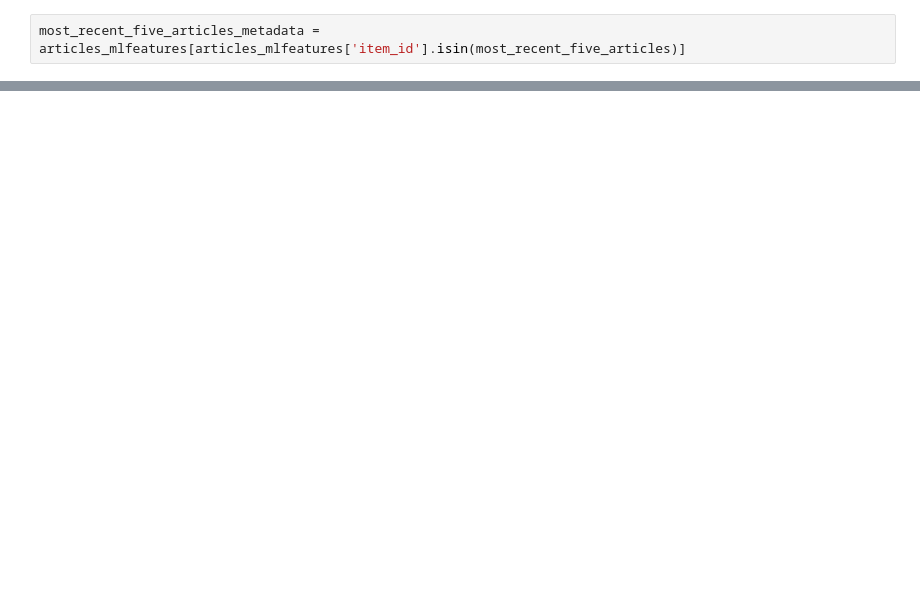
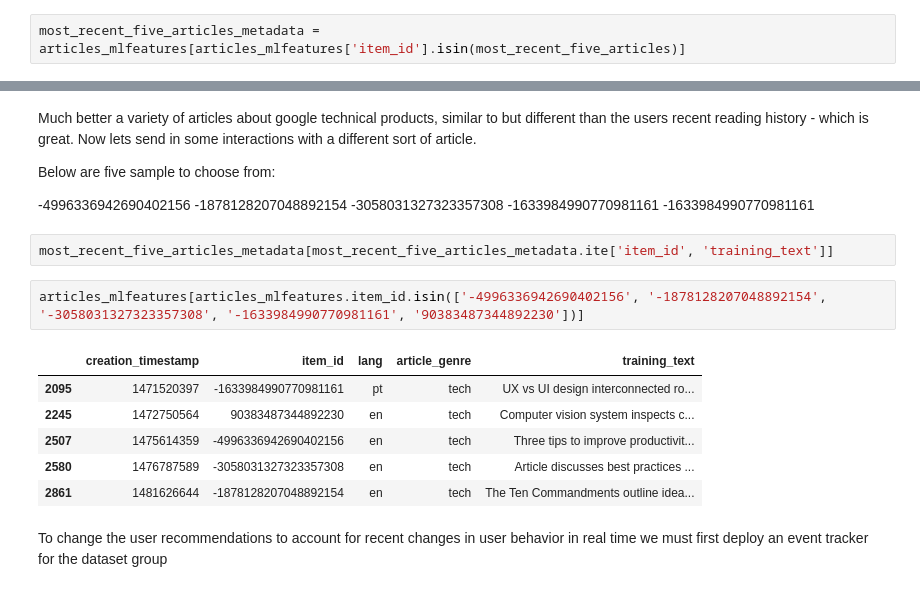
Before and after one commit to aws-samples/amazon-personalize-immersion-day, a Jupyter notebook: NewsPublishing/News_03_Inference_Layer.ipynb, the cells around one changed output, grey strips where cells are left out. Cells and saved outputs as stored; diff of their text form; blank space fills up the shorter version.

```diff
--- a/NewsPublishing/News_03_Inference_Layer.ipynb
+++ b/NewsPublishing/News_03_Inference_Layer.ipynb
@@ -276,0 +162,19 @@ To make processing this easier lets make a helper function which retrieves the i
+# %% [markdown]
+Much better a variety of articles about google technical products, similar to but different than the users recent reading history - which is great. Now lets send in some interactions with a different sort of article.
+
+Below are five sample to choose from:
+
+-4996336942690402156 -1878128207048892154 -3058031327323357308 -1633984990770981161 -1633984990770981161
+# %%
+most_recent_five_articles_metadata[most_recent_five_articles_metadata.ite['item_id', 'training_text']]
+# %%
+articles_mlfeatures[articles_mlfeatures.item_id.isin(['-4996336942690402156', '-1878128207048892154', '-3058031327323357308', '-1633984990770981161', '90383487344892230'])]
+# %% [output]
+|  | creation_timestamp | item_id | lang | article_genre | training_text |
+| 2095 | 1471520397 | -1633984990770981161 | pt | tech | UX vs UI design interconnected ro... |
+| 2245 | 1472750564 | 90383487344892230 | en | tech | Computer vision system inspects c... |
+| 2507 | 1475614359 | -4996336942690402156 | en | tech | Three tips to improve productivit... |
+| 2580 | 1476787589 | -3058031327323357308 | en | tech | Article discusses best practices ... |
+| 2861 | 1481626644 | -1878128207048892154 | en | tech | The Ten Commandments outline idea... |
+# %% [markdown]
+To change the user recommendations to account for recent changes in user behavior in real time we must first deploy an event tracker for the dataset group
```
Also changed, not shown: parts of 50 cells of this notebook, 1 other file.
